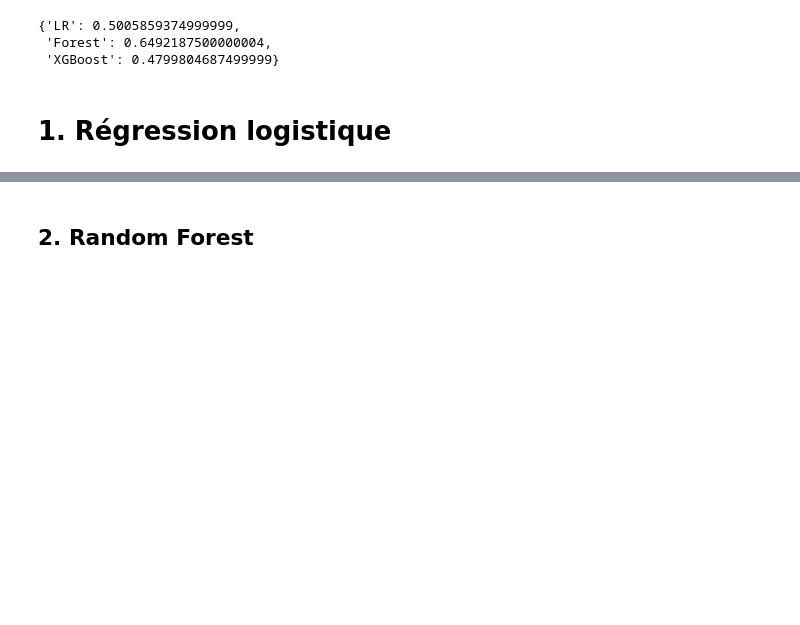
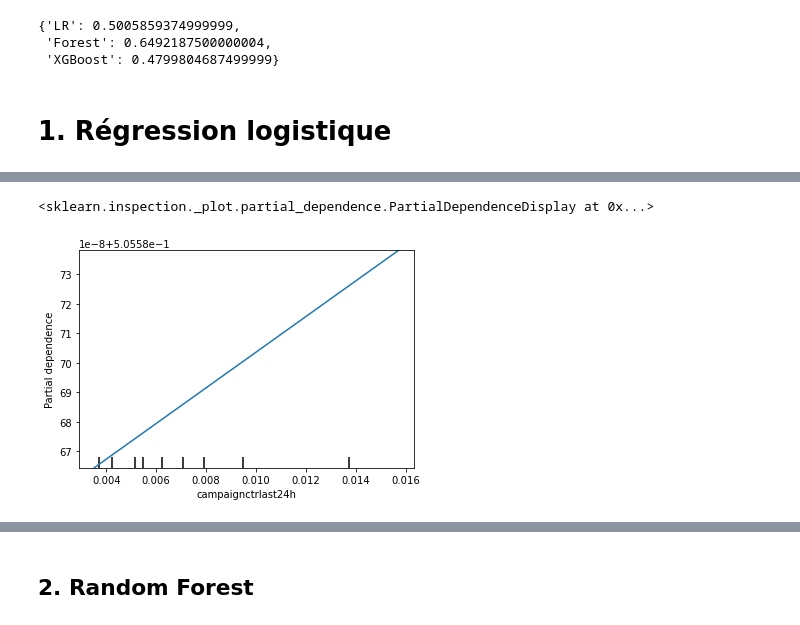
Before and after one commit to baptiste-pasquier/statapp, a Jupyter notebook: Modelisation/6_interpretation.ipynb, the cells around one changed output, grey strips where cells are left out. Drawn from its saved outputs; the diff is of its cells as text; code cells hidden in the pictures; blank space fills up the shorter version.

```diff
--- a/Modelisation/6_interpretation.ipynb
+++ b/Modelisation/6_interpretation.ipynb
@@ -183,0 +197,5 @@ coeffs.sort_values(by="Coefficients", ascending = False)
+# %%
+plot_partial_dependence(m.model, X_train, [0])
+# %% [output]
+<sklearn.inspection._plot.partial_dependence.PartialDependenceDisplay at 0x...>
+[figure, added]
```
Also changed, not shown: parts of 35 cells of this notebook, 1 other file.
